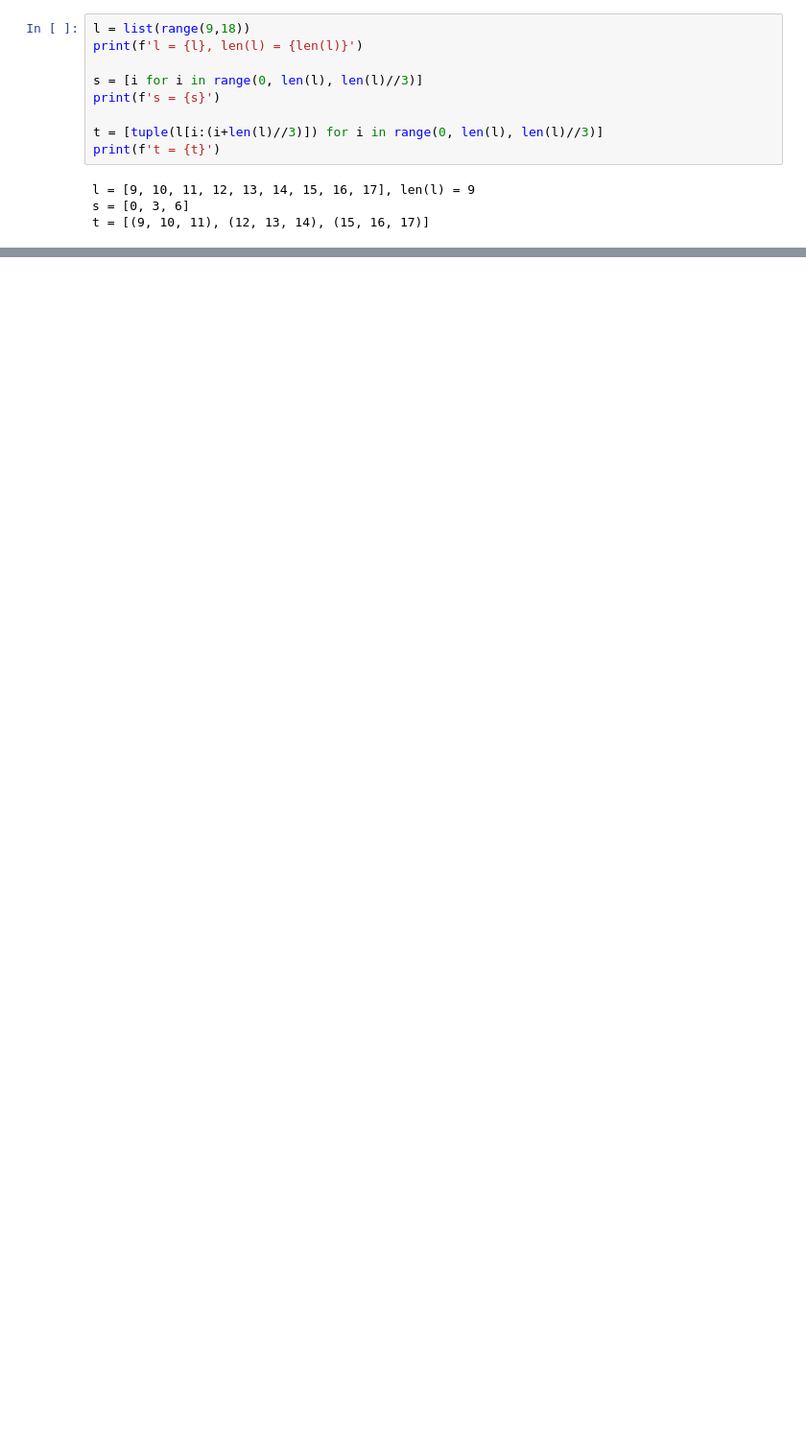
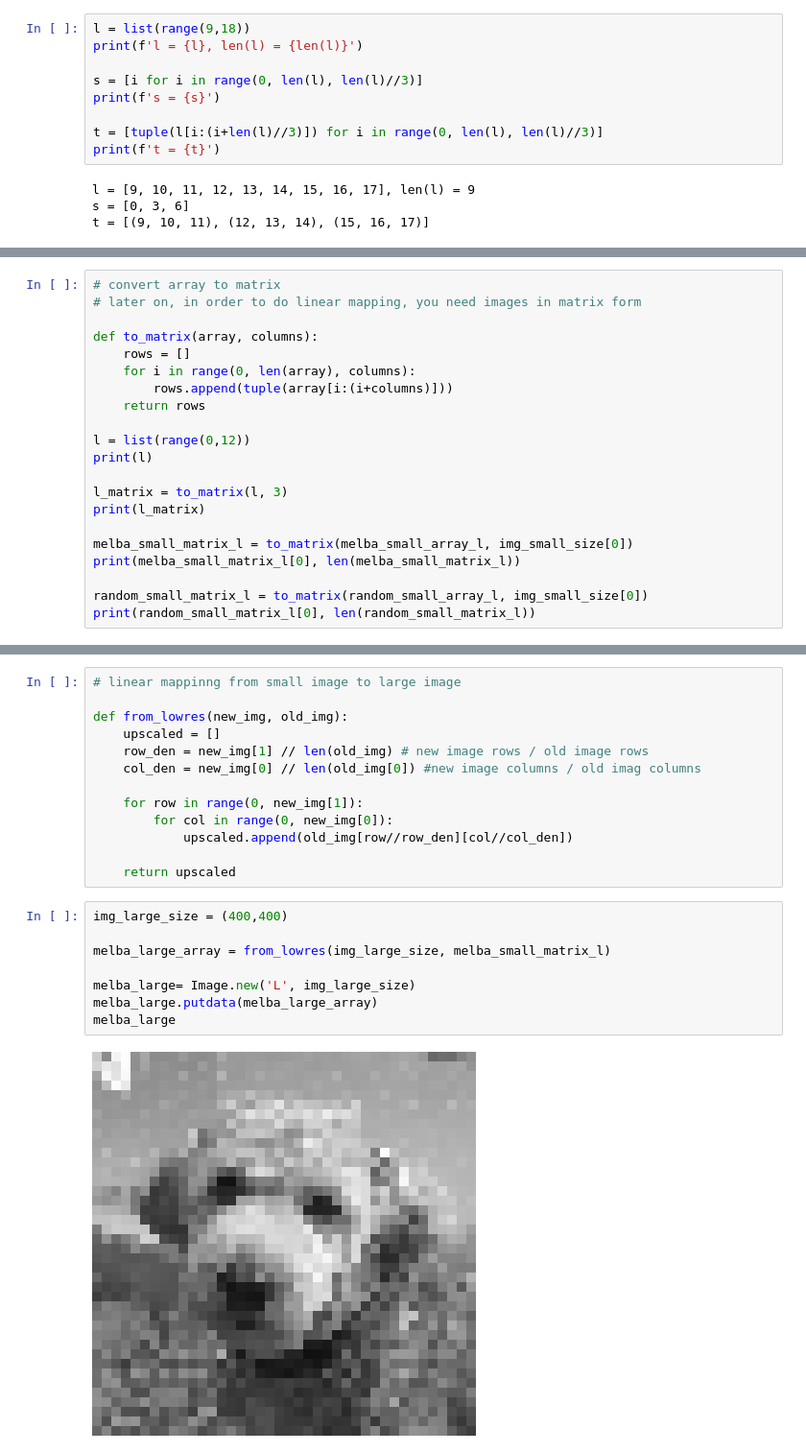
Before and after one commit to saradhimpardha/math_for_programmers, a Jupyter notebook: chapter_06/chapter_06_exercise.ipynb, the cells around one changed output, grey strips where cells are left out. Shown at 96% size. Cells and saved outputs as stored; diff of their text form; blank space fills up the shorter version.

```diff
--- a/chapter_06/chapter_06_exercise.ipynb
+++ b/chapter_06/chapter_06_exercise.ipynb
@@ -1485,0 +1466,21 @@ melba_hi
+# %%
+# convert array to matrix
+# later on, in order to do linear mapping, you need images in matrix form
+
+def to_matrix(array, columns):
+    rows = []
+    for i in range(0, len(array), columns):
+        rows.append(tuple(array[i:(i+columns)]))
+    return rows
+
+l = list(range(0,12))
+print(l)
+
+l_matrix = to_matrix(l, 3)
+print(l_matrix)
+
+melba_small_matrix_l = to_matrix(melba_small_array_l, img_small_size[0])
+print(melba_small_matrix_l[0], len(melba_small_matrix_l))
+
+random_small_matrix_l = to_matrix(random_small_array_l, img_small_size[0])
+print(random_small_matrix_l[0], len(random_small_matrix_l))
@@ -1485,0 +1506,23 @@ melba_hi
+# %%
+# linear mappinng from small image to large image
+
+def from_lowres(new_img, old_img):
+    upscaled = []
+    row_den = new_img[1] // len(old_img) # new image rows / old image rows
+    col_den = new_img[0] // len(old_img[0]) #new image columns / old imag columns
+
+    for row in range(0, new_img[1]):
+        for col in range(0, new_img[0]):
+            upscaled.append(old_img[row//row_den][col//col_den])
+
+    return upscaled
+# %%
+img_large_size = (400,400)
+
+melba_large_array = from_lowres(img_large_size, melba_small_matrix_l)
+
+melba_large= Image.new('L', img_large_size)
+melba_large.putdata(melba_large_array)
+melba_large
+# %% [output]
+[figure, added]
```
Also changed, not shown: parts of 22 cells of this notebook.
